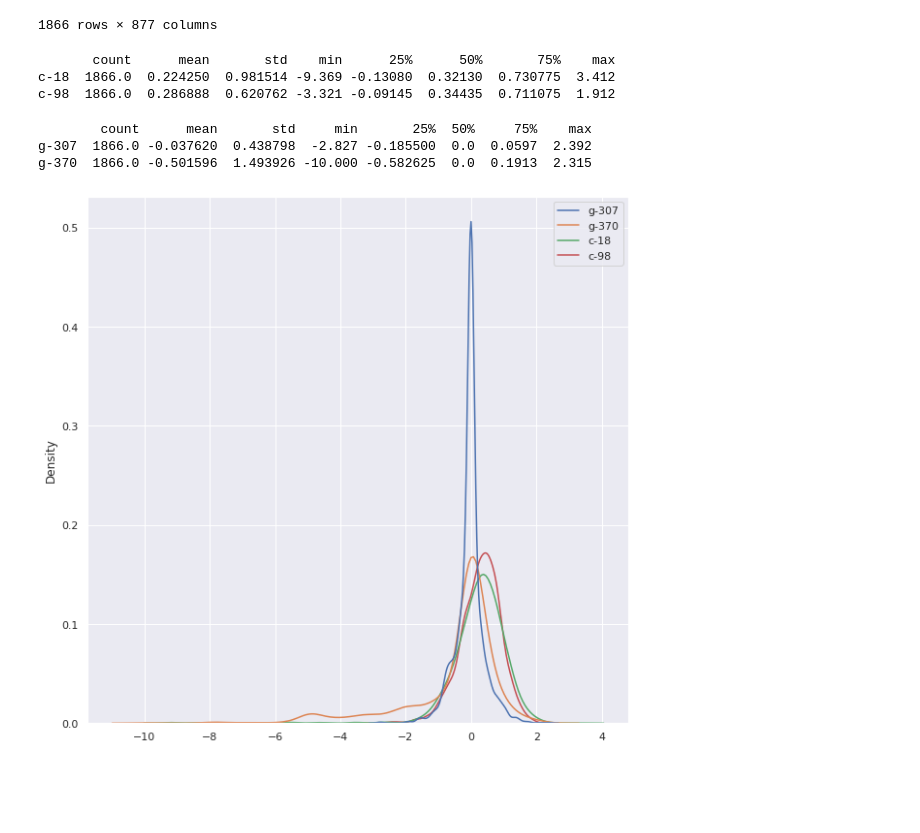
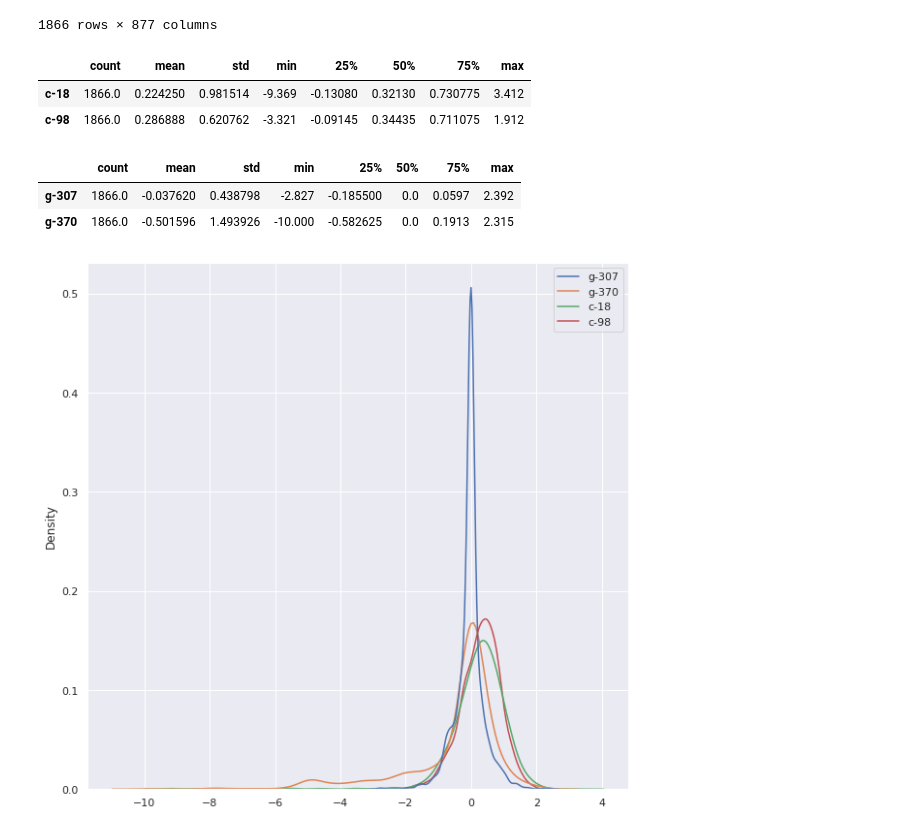
Before and after one commit to axeljunior/Alura-ImersaoDados, a Jupyter notebook: Imersão_Dados.ipynb, the cells around one changed output. Drawn from its saved outputs; the diff is of its cells as text; code cells hidden in the pictures; blank space fills up the shorter version.

```diff
--- a/Imersão_Dados.ipynb
+++ b/Imersão_Dados.ipynb
@@ -164,17 +164,16 @@ indv_controle
 # %%
 indv_controle_descritivo_cells  = indv_controle.loc[:,'c-0':'c-99'].describe()
 
 cod_stdmax = indv_controle_descritivo_cells.T['std'].max()
 cod_stdmin = indv_controle_descritivo_cells.T['std'].min()
 
 indv_controle_descritivo_cells_std = indv_controle_descritivo.T.query('std == @cod_stdmax or std == @cod_stdmin')
-print(indv_controle_descritivo_cells_std)
+indv_controle_descritivo_cells_std
 # %% [output]
-       count      mean       std    min      25%      50%       75%    max
-c-18  1866.0  0.224250  0.981514 -9.369 -0.13080  0.32130  0.730775  3.412
-c-98  1866.0  0.286888  0.620762 -3.321 -0.09145  0.34435  0.711075  1.912
+|  | count | mean | std | min | 25% | 50% | 75% | max |
+| c-18 | 1866.0 | 0.224250 | 0.981514 | -9.369 | -0.13080 | 0.32130 | 0.730775 | 3.412 |
+| c-98 | 1866.0 | 0.286888 | 0.620762 | -3.321 | -0.09145 | 0.34435 | 0.711075 | 1.912 |
 # %%
-
 indv_controle_descritivo_gen = indv_controle.loc[:,'g-0':'g-771'].describe()
 
 cod_stdmax = indv_controle_descritivo_gen.T['std'].max()
@@ -182,11 +181,11 @@ cod_stdmin = indv_controle_descritivo_gen.T['std'].min()
 
 std_indv_controle_gen = indv_controle_descritivo.T.query('std == @cod_stdmax or std == @cod_stdmin')
 
-print(std_indv_controle_gen)
+std_indv_controle_gen
 # %% [output]
-        count      mean       std     min       25%  50%     75%    max
-g-307  1866.0 -0.037620  0.438798  -2.827 -0.185500  0.0  0.0597  2.392
-g-370  1866.0 -0.501596  1.493926 -10.000 -0.582625  0.0  0.1913  2.315
+|  | count | mean | std | min | 25% | 50% | 75% | max |
+| g-307 | 1866.0 | -0.037620 | 0.438798 | -2.827 | -0.185500 | 0.0 | 0.0597 | 2.392 |
+| g-370 | 1866.0 | -0.501596 | 1.493926 | -10.000 | -0.582625 | 0.0 | 0.1913 | 2.315 |
 # %%
 sns.set()
 
```
Also changed, not shown: parts of 2 cells of this notebook.
